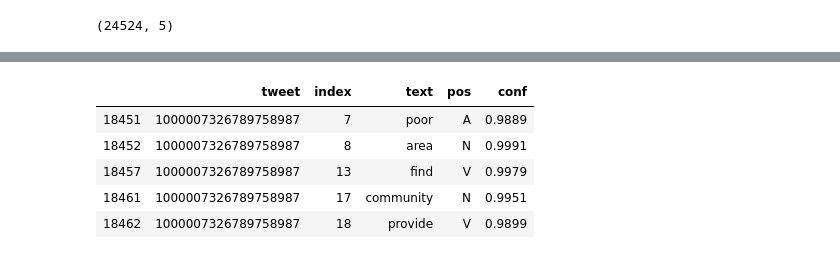
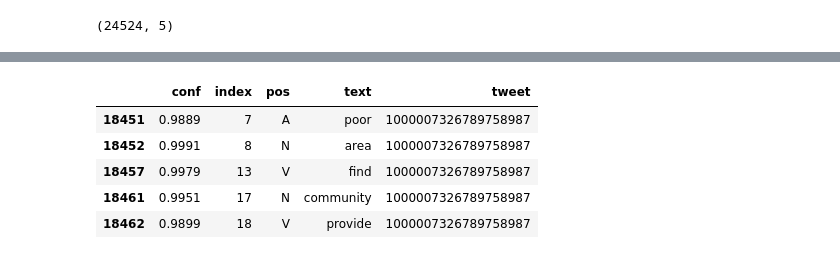
Before and after one commit to damiclem/feminism_network, a Jupyter notebook: parse_tweets.ipynb, the cells around one changed output, grey strips where cells are left out. Saved outputs shown, nothing was run; the diff lists cells and outputs as text; code cells hidden in the pictures.

```diff
--- a/parse_tweets.ipynb
+++ b/parse_tweets.ipynb
@@ -154,3 +154,7 @@ words = words[words.pos.isin(['N', 'V', 'R', 'A'])]
 words.shape
 # %% [output]
 (24524, 5)
+# %%
+# Clean hashtags from punctuation (the will be matched with words)
+words.text = words.text.apply(lambda x: re.sub('[:#-]','',x))
+words.tail()
@@ -169,5 +179,6 @@ words.shape
 (20910, 5)
 # %%
+nltk.download('wordnet')
 wnl = nltk.stem.WordNetLemmatizer()
 
 # Lemmatize words
@@ -177,9 +190,9 @@ words.head()
-|  | tweet | index | text | pos | conf |
-| 18451 | 1000007326789758987 | 7 | poor | A | 0.9889 |
-| 18452 | 1000007326789758987 | 8 | area | N | 0.9991 |
-| 18457 | 1000007326789758987 | 13 | find | V | 0.9979 |
-| 18461 | 1000007326789758987 | 17 | community | N | 0.9951 |
-| 18462 | 1000007326789758987 | 18 | provide | V | 0.9899 |
+|  | conf | index | pos | text | tweet |
+| 18451 | 0.9889 | 7 | A | poor | 1000007326789758987 |
+| 18452 | 0.9991 | 8 | N | area | 1000007326789758987 |
+| 18457 | 0.9979 | 13 | V | find | 1000007326789758987 |
+| 18461 | 0.9951 | 17 | N | community | 1000007326789758987 |
+| 18462 | 0.9899 | 18 | V | provide | 1000007326789758987 |
 # %%
 word_counts = words.text.value_counts()
 word_counts = word_counts[:50]
```
Also changed, not shown: parts of 8 cells of this notebook, 4 other files.
